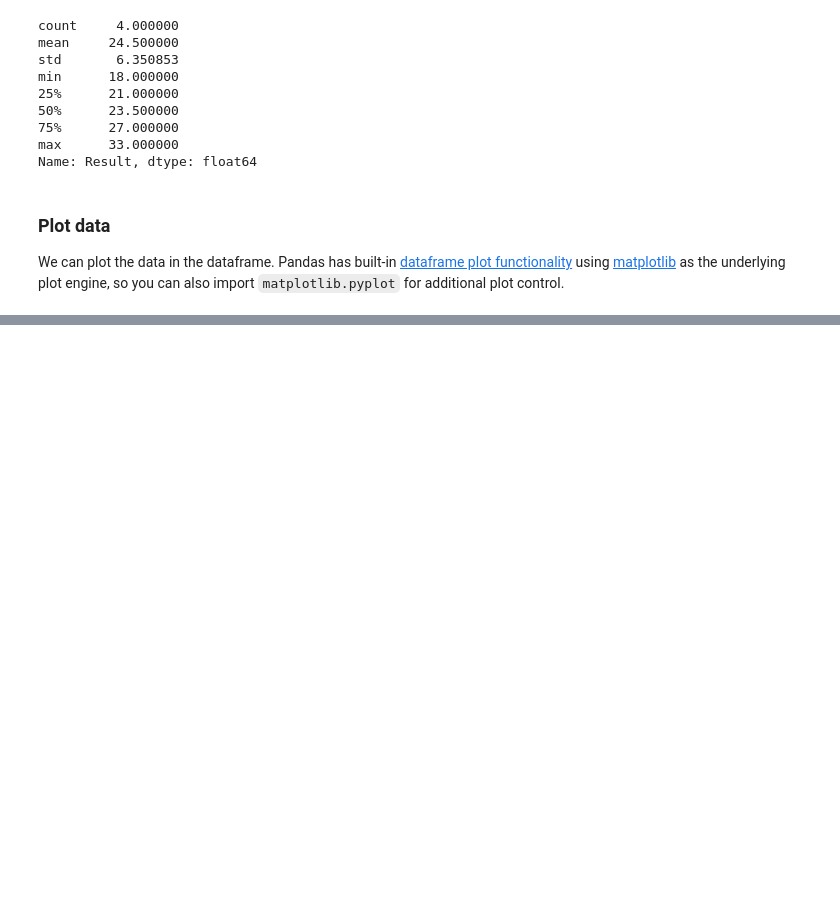
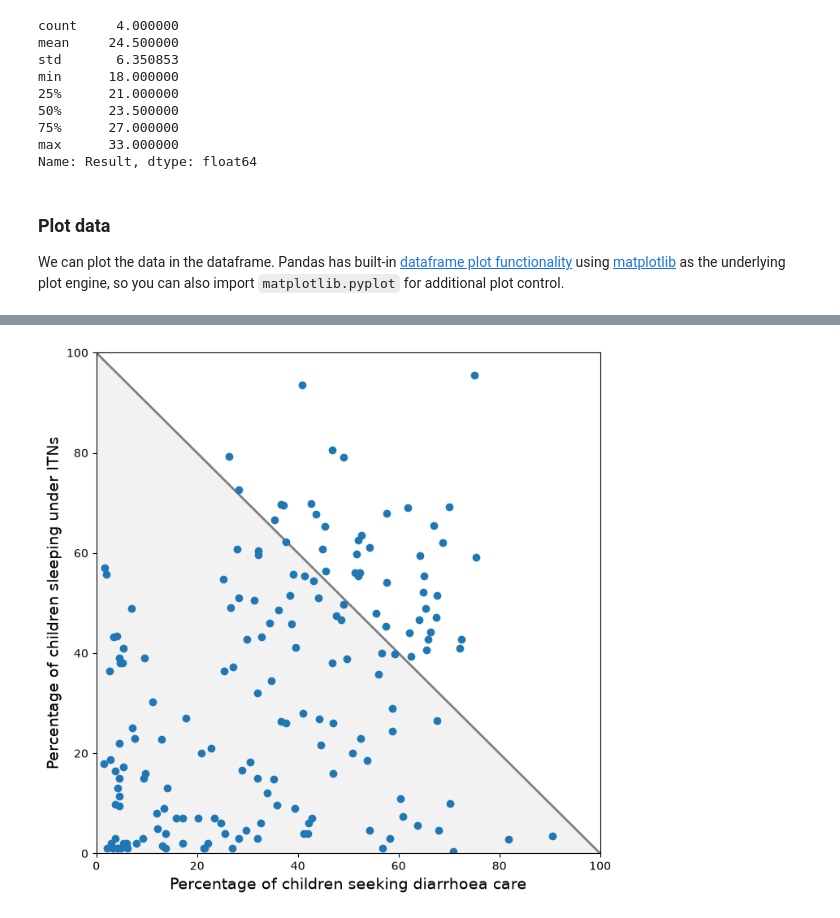
Before and after one commit to kthpanor/cb1020, a Jupyter notebook: docs/pandas.ipynb, the cells around one changed output, grey strips where cells are left out. Drawn from its saved outputs; the diff is of its cells as text; code cells hidden in the pictures; blank space fills up the shorter version.

```diff
--- a/docs/pandas.ipynb
+++ b/docs/pandas.ipynb
@@ -89,0 +230,31 @@ plt.show()
+# %%
+# collect comparable data into lists
+data_dc = []
+data_itn = []
+
+for idx_dc, row_dc in df_dc.iterrows():
+
+    country = row_dc["ISO"]
+    source = row_dc["Short Source"]
+
+    for idx_itn, row_itn in df_itn[df_itn["ISO"] == country].iterrows():
+
+        if row_itn["Short Source"] == source:
+
+            data_dc.append(row_dc["National"])
+            data_itn.append(row_itn["National"])
+# %%
+fig = plt.figure(figsize=(8, 8))
+ax = plt.axes(xlim=(0, 100), ylim=(0, 100))
+
+plt.plot([0, 100], [100, 0], "-", color="grey", lw=2)
+plt.fill_between([0, 100], [100, 0], alpha=0.10, color="grey")
+
+plt.plot(data_dc, data_itn, "o")
+
+plt.ylabel("Percentage of children sleeping under ITNs", size=14)
+plt.xlabel("Percentage of children seeking diarrhoea care", size=14)
+
+plt.show()
+# %% [output]
+[figure, added]
```
Also changed, not shown: parts of 21 cells of this notebook, 4 other files.
